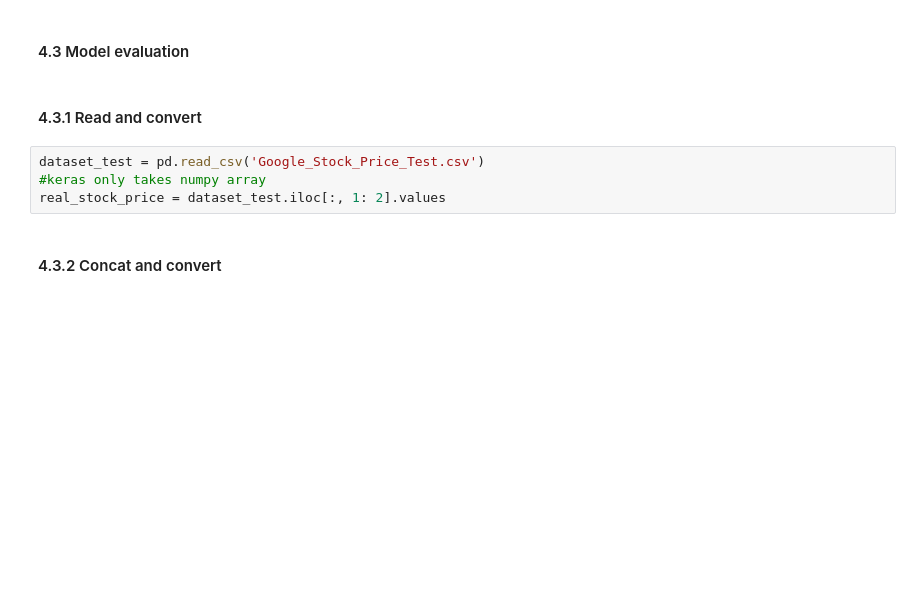
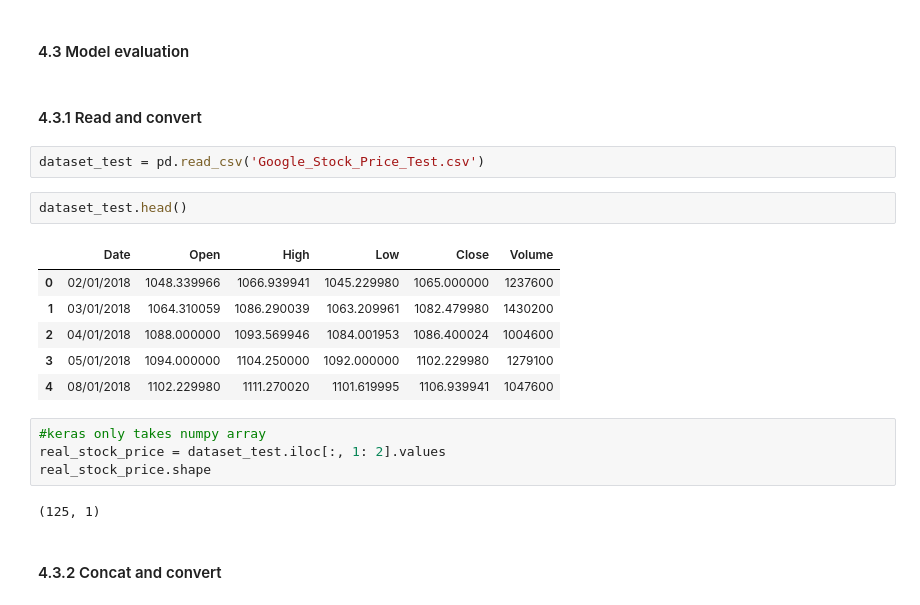
Before and after one commit to indraproject1990/LSTM-Stock-Price-Prediction, a Jupyter notebook: Stock_price_prediction_LSTM.ipynb, the cells around one changed output. Saved outputs shown, nothing was run; the diff lists cells and outputs as text; blank space fills up the shorter version.

```diff
--- a/Stock_price_prediction_LSTM.ipynb
+++ b/Stock_price_prediction_LSTM.ipynb
@@ -133,10 +132,23 @@ Epoch 100/100
 #### 4.3 Model evaluation
 # %% [markdown]
 #### 4.3.1 Read and convert
+# %%
+dataset_test = pd.read_csv('Google_Stock_Price_Test.csv')
+# %%
+dataset_test.head()
+# %% [output]
+|  | Date | Open | High | Low | Close | Volume |
+| 0 | 02/01/2018 | 1048.339966 | 1066.939941 | 1045.229980 | 1065.000000 | 1237600 |
+| 1 | 03/01/2018 | 1064.310059 | 1086.290039 | 1063.209961 | 1082.479980 | 1430200 |
+| 2 | 04/01/2018 | 1088.000000 | 1093.569946 | 1084.001953 | 1086.400024 | 1004600 |
+| 3 | 05/01/2018 | 1094.000000 | 1104.250000 | 1092.000000 | 1102.229980 | 1279100 |
+| 4 | 08/01/2018 | 1102.229980 | 1111.270020 | 1101.619995 | 1106.939941 | 1047600 |
 # %%
-dataset_test = pd.read_csv('Google_Stock_Price_Test.csv')
 #keras only takes numpy array
 real_stock_price = dataset_test.iloc[:, 1: 2].values
+real_stock_price.shape
+# %% [output]
+(125, 1)
 # %% [markdown]
 #### 4.3.2 Concat and convert
 # %%
```
Also changed, not shown: parts of 20 cells of this notebook.
